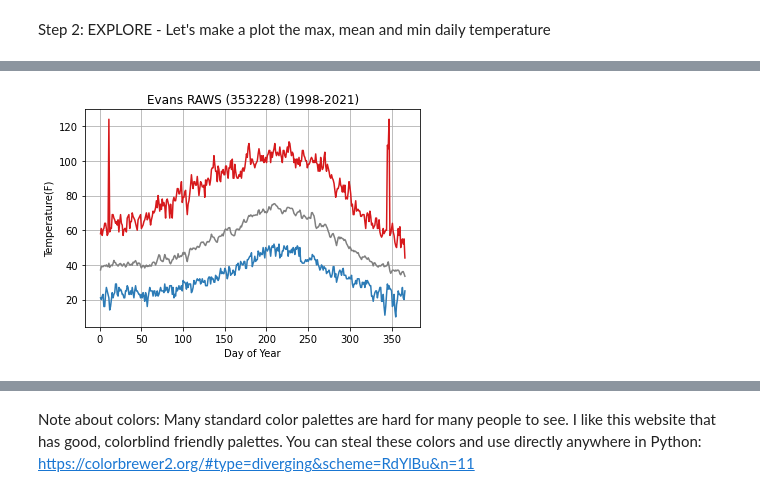
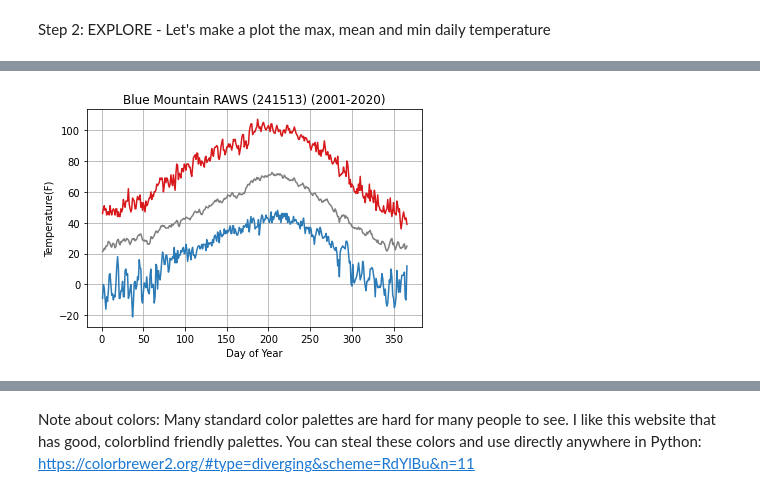
Before and after one commit to wmjolly/NFDRSV4MasterClass, a Jupyter notebook: NFDRSV4-MasterClass.ipynb, the cells around one changed output, grey strips where cells are left out. Saved outputs shown, nothing was run; the diff lists cells and outputs as text; code cells hidden in the pictures.

```diff
--- a/NFDRSV4-MasterClass.ipynb
+++ b/NFDRSV4-MasterClass.ipynb
@@ -13,10 +14,10 @@ warnings.filterwarnings('ignore')
 # %% [markdown]
 Step 1: Read the FW21 data file from FireFamily+, strip spaces from the column headings and format the date as a Pandas DateTime data type.  Note: This is a complete, HOURLY data file.
 # %%
-fwx353228 = pd.read_csv("./Data/353228.fw21")
-fwx353228.rename(columns=lambda x: x.strip(), inplace=True)
-fwx353228['DateTime']=pd.to_datetime(fwx353228['DateTime'])
-fwx353228.head()
-#fwx353228
+fwx = pd.read_csv("./Data/241513.fw21")
+fwx.rename(columns=lambda x: x.strip(), inplace=True)
+fwx['DateTime']=pd.to_datetime(fwx['DateTime'])
+fwx.head()
+#fwx
 # %% [output]
 |  | DateTime | Temperature(F) | RelativeHumidity(%) | Precipitation(in) | WindSpeed(mph) | ... |
@@ -28,3 +29,6 @@ fwx353228.head()
+# %%
+# Let's add some QA/QC here
+fwx = fwx[fwx['Temperature(F)'] <= 110]
 # %% [markdown]
 Step 2: EXPLORE - Let's make a plot the max, mean and min daily temperature
 # %%
@@ -36,11 +40,11 @@ print(fwx353228.DateTime.max())
 # %%
 f,ax = plt.subplots()
-fwx353228['Temperature(F)'].groupby(fwx353228.DateTime.dt.dayofyear).min().plot(ax=ax,color='#2c7bb6')
-fwx353228['Temperature(F)'].groupby(fwx353228.DateTime.dt.dayofyear).mean().plot(ax=ax,color='grey')
-fwx353228['Temperature(F)'].groupby(fwx353228.DateTime.dt.dayofyear).max().plot(ax=ax,color='#d7191c')
+fwx['Temperature(F)'].groupby(fwx.DateTime.dt.dayofyear).min().plot(ax=ax,color='#2c7bb6')
+fwx['Temperature(F)'].groupby(fwx.DateTime.dt.dayofyear).mean().plot(ax=ax,color='grey')
+fwx['Temperature(F)'].groupby(fwx.DateTime.dt.dayofyear).max().plot(ax=ax,color='#d7191c')
 ax.set_xlabel("Day of Year")
 ax.set_ylabel("Temperature(F)")
-ax.set_title("Evans RAWS (353228) (1998-2021)")
+ax.set_title("Blue Mountain RAWS (241513) (2001-2020)")
 plt.grid()
 # %% [output]
-[figure, old version]
+[figure, new version]
```
Also changed, not shown: parts of 20 cells of this notebook, 1 other file.
